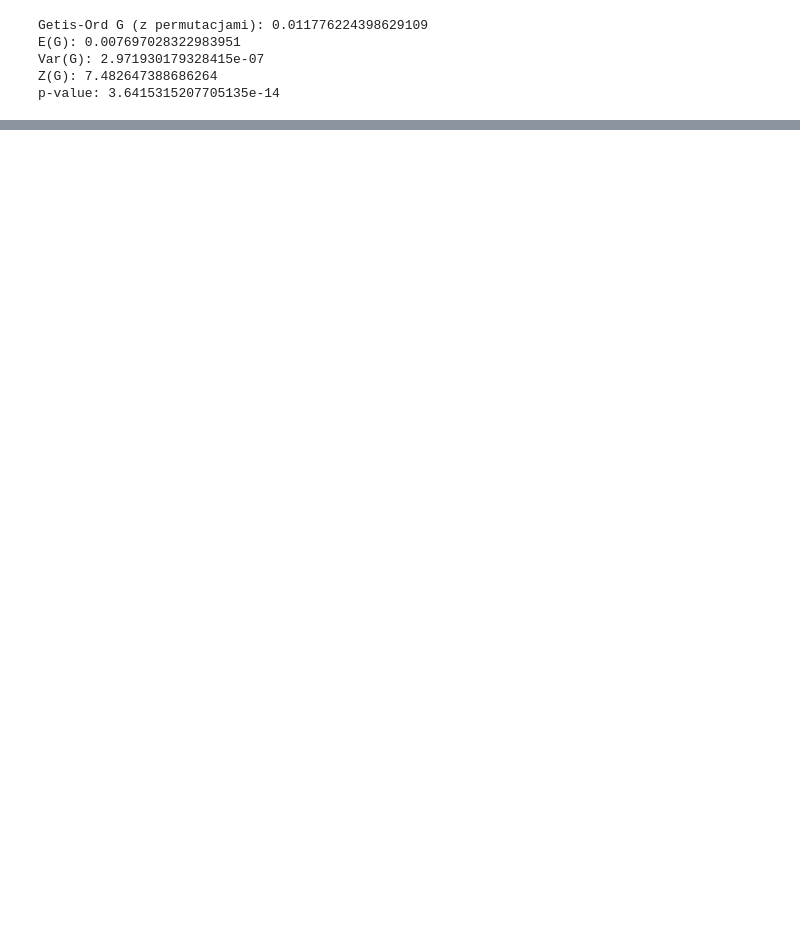
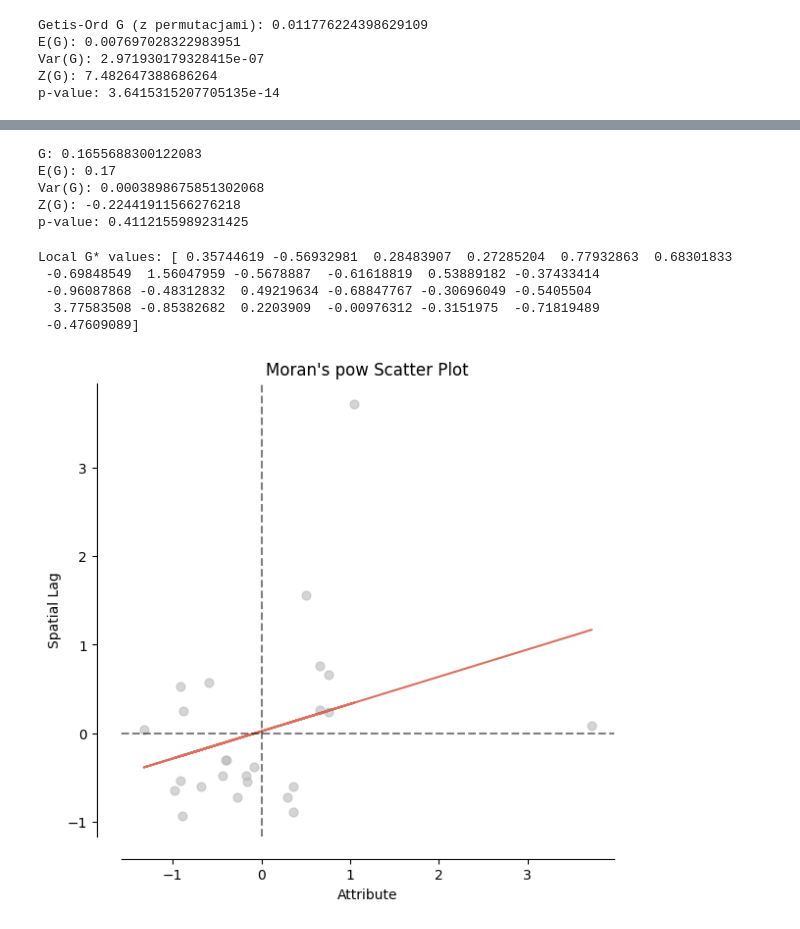
Before and after one commit to Psylo1226/Spatial-econometrics, a Jupyter notebook: Projekt_2/Projekt_2.ipynb, the cells around one changed output, grey strips where cells are left out. Saved outputs shown, nothing was run; the diff lists cells and outputs as text; code cells hidden in the pictures; blank space fills up the shorter version.

```diff
--- a/Projekt_2/Projekt_2.ipynb
+++ b/Projekt_2/Projekt_2.ipynb
@@ -761,0 +937,29 @@ p-value: 3.6415315207705135e-14
+# %%
+g_pow = G(y, w)
+print("G:", g_pow.G)
+print("E(G):", g_pow.EG)
+print("Var(G):", g_pow.VG)
+print("Z(G):", g_pow.z_norm)
+print("p-value:", g_pow.p_norm)
+# %% [output]
+G: 0.1655688300122083
+E(G): 0.17
+Var(G): 0.0003898675851302068
+Z(G): -0.22441911566276218
+p-value: 0.4112155989231425
+# %%
+g_local_pow = G_Local(y, w)
+print("Local G* values:", g_local_pow.Zs)
+# %% [output]
+Local G* values: [ 0.35744619 -0.56932981  0.28483907  0.27285204  0.77932863  0.68301833
+ -0.69848549  1.56047959 -0.5678887  -0.61618819  0.53889182 -0.37433414
+ -0.96087868 -0.48312832  0.49219634 -0.68847767 -0.30696049 -0.5405504
+  3.77583508 -0.85382682  0.2203909  -0.00976312 -0.3151975  -0.71819489
+ -0.47609089]
+# %%
+fig, ax = plt.subplots(1, figsize=(8, 6))
+moran_scatterplot(moran_pow, ax=ax)
+ax.set_title("Moran's pow Scatter Plot")
+plt.show()
+# %% [output]
+[figure, added]
```
Also changed, not shown: parts of 100 cells of this notebook, 3 other files.
